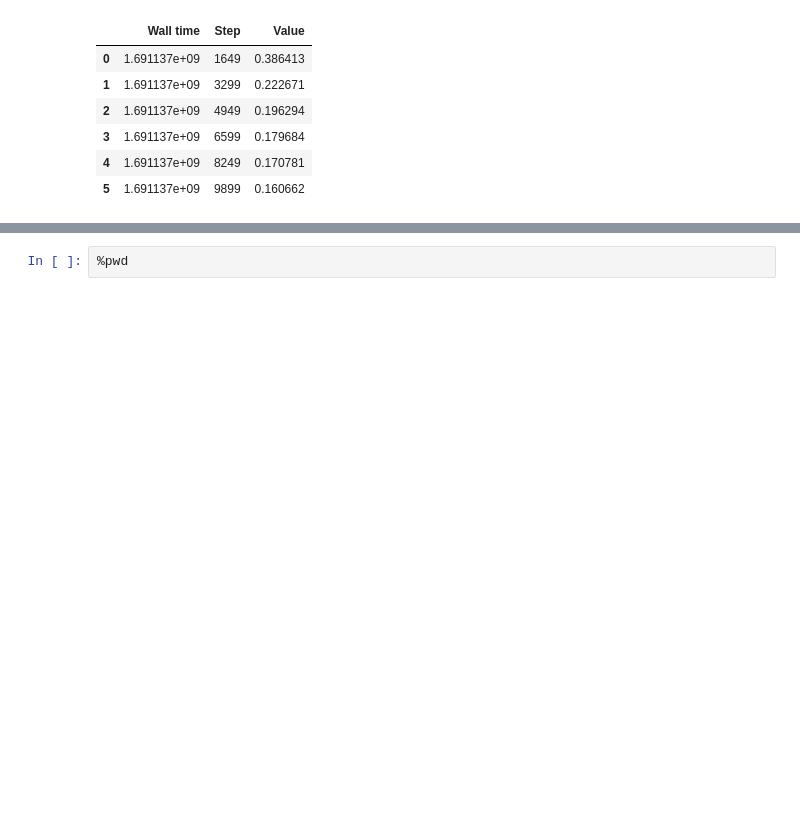
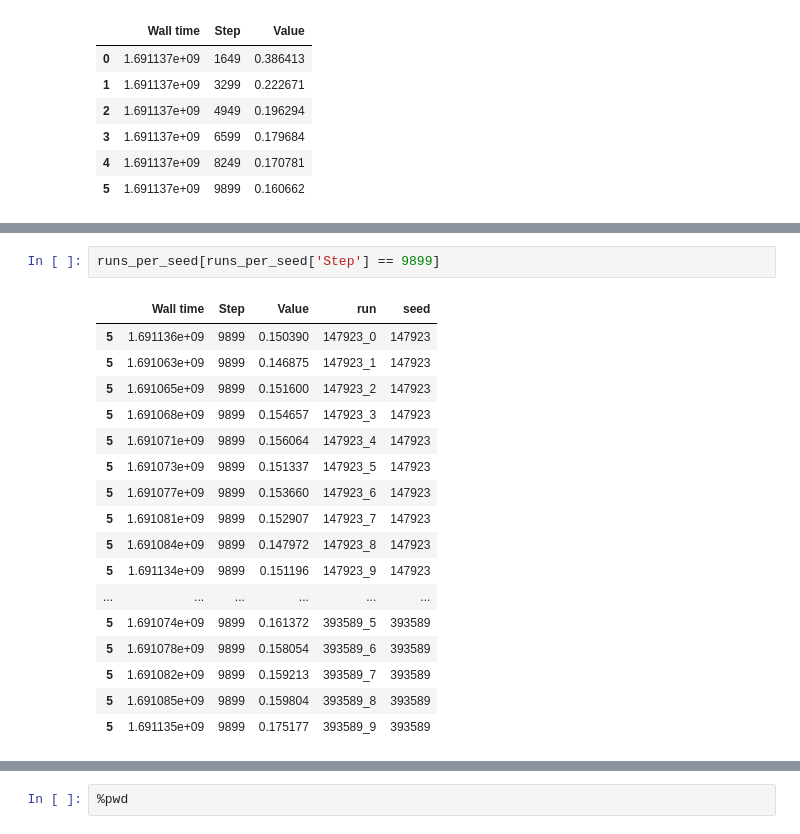
Before and after one commit to anieum/GNNDensityGradients, a Jupyter notebook: notebooks/Evaluation.ipynb, the cells around one changed output, grey strips where cells are left out. Saved outputs shown, nothing was run; the diff lists cells and outputs as text; blank space fills up the shorter version.

```diff
--- a/notebooks/Evaluation.ipynb
+++ b/notebooks/Evaluation.ipynb
@@ -1006,0 +1083,20 @@ runs
+# %%
+runs_per_seed[runs_per_seed['Step'] == 9899]
+# %% [output]
+|  | Wall time | Step | Value | run | seed |
+| 5 | 1.691136e+09 | 9899 | 0.150390 | 147923_0 | 147923 |
+| 5 | 1.691063e+09 | 9899 | 0.146875 | 147923_1 | 147923 |
+| 5 | 1.691065e+09 | 9899 | 0.151600 | 147923_2 | 147923 |
+| 5 | 1.691068e+09 | 9899 | 0.154657 | 147923_3 | 147923 |
+| 5 | 1.691071e+09 | 9899 | 0.156064 | 147923_4 | 147923 |
+| 5 | 1.691073e+09 | 9899 | 0.151337 | 147923_5 | 147923 |
+| 5 | 1.691077e+09 | 9899 | 0.153660 | 147923_6 | 147923 |
+| 5 | 1.691081e+09 | 9899 | 0.152907 | 147923_7 | 147923 |
+| 5 | 1.691084e+09 | 9899 | 0.147972 | 147923_8 | 147923 |
+| 5 | 1.691134e+09 | 9899 | 0.151196 | 147923_9 | 147923 |
+| ... | ... | ... | ... | ... | ... |
+| 5 | 1.691074e+09 | 9899 | 0.161372 | 393589_5 | 393589 |
+| 5 | 1.691078e+09 | 9899 | 0.158054 | 393589_6 | 393589 |
+| 5 | 1.691082e+09 | 9899 | 0.159213 | 393589_7 | 393589 |
+| 5 | 1.691085e+09 | 9899 | 0.159804 | 393589_8 | 393589 |
+| 5 | 1.691135e+09 | 9899 | 0.175177 | 393589_9 | 393589 |
```
Also changed, not shown: parts of 19 cells of this notebook, 2 other files.
